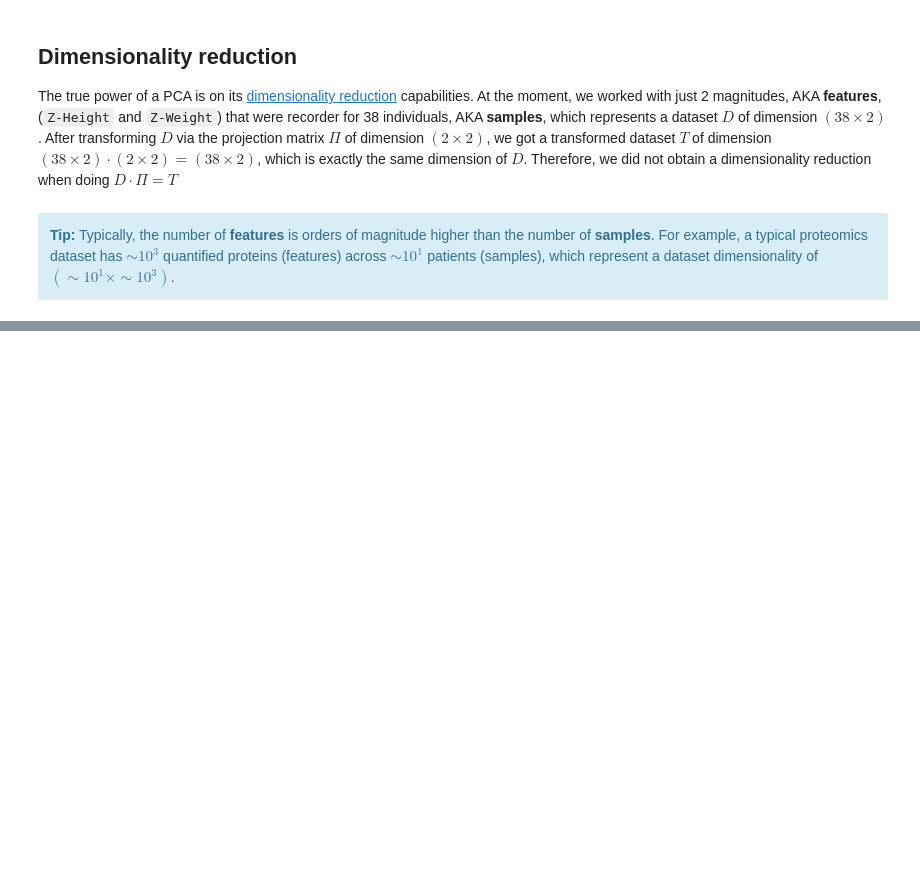
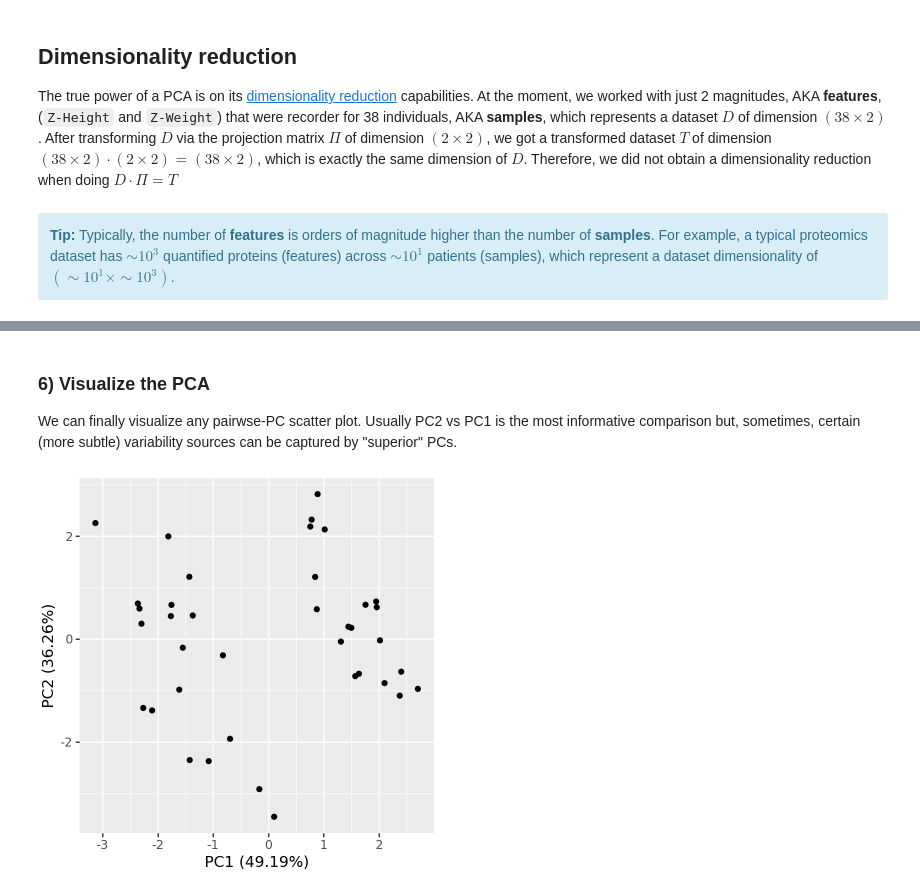
Before and after one commit to MMRES-PyBootcamp/MMRES-python-bootcamp, a Jupyter notebook: 12_PCA.ipynb, the cells around one changed output, grey strips where cells are left out. Cells and saved outputs as stored; diff of their text form; code cells hidden in the pictures; blank space fills up the shorter version.

```diff
--- a/12_PCA.ipynb
+++ b/12_PCA.ipynb
@@ -897,0 +1151,9 @@ print('Cumulative explained variance: {}'.format(cum_explained_variance))
+# %%
+# Transform our data: (38 x 6) @ (6 x 2) = (38 x 2)
+DZT = DZ @ Π_cut
+
+# Show the shape of the transformed data
+print('Projection matrix shape:', DZT.shape, '', sep='\n')
+
+# Show the transformed data
+DZT.head()
@@ -897,0 +1171,6 @@ print('Cumulative explained variance: {}'.format(cum_explained_variance))
+# %%
+# Switch col names from correlative integers, to correlative PC labels
+DZT.columns = [f'PC{str(colname+1)}' for colname in list(DZT)]
+
+# Show the transformed data
+DZT.head()
@@ -897,0 +1184,17 @@ print('Cumulative explained variance: {}'.format(cum_explained_variance))
+# %% [markdown]
+### 6) Visualize the PCA
+
+We can finally visualize any pairwse-PC scatter plot. Usually PC2 vs PC1 is the most informative comparison but, sometimes, certain (more subtle) variability sources can be captured by "superior" PCs.
+# %%
+# Plot the PCA
+gg = (
+    p9.ggplot(data=DZT, mapping=p9.aes(x='PC1', y='PC2'))
+    + p9.geom_point()
+    + p9.theme(figure_size=(4, 4))
+    + p9.xlab(f'PC1 ({list_expvar_round[0]}%)') + p9.ylab(f'PC2 ({list_expvar_round[1]}%)')
+)
+
+# Show plot
+gg
+# %% [output]
+[figure, added]
```
Also changed, not shown: parts of 77 cells of this notebook.
